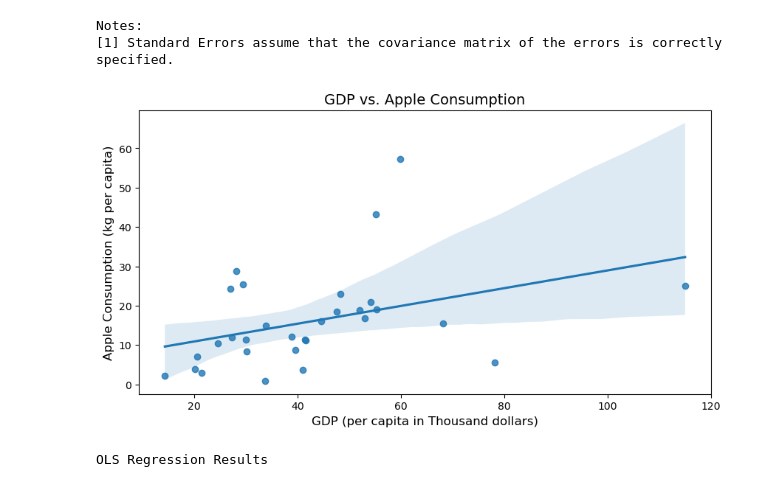
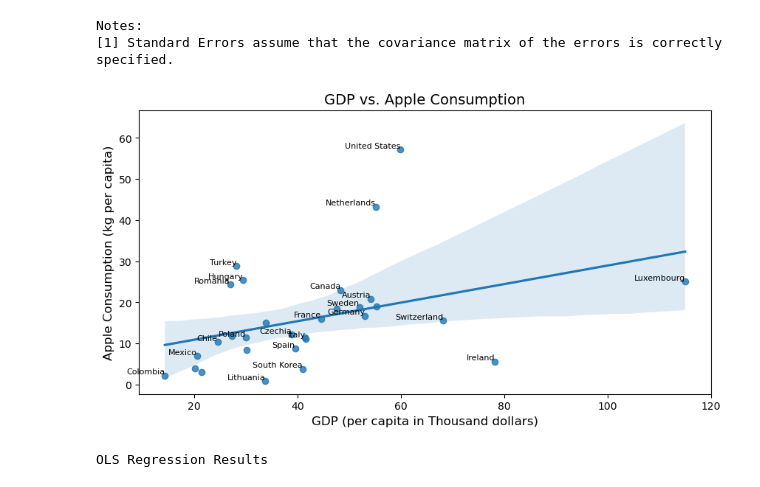
Before and after one commit to matteocasolari/myths-vs-data, a Jupyter notebook: 01_an_apple_a_day/notebooks/01_an_apple_a_day.ipynb, the cells around one changed output. Drawn from its saved outputs; the diff is of its cells as text; code cells hidden in the pictures.

Commit message:
✨ Add country labels in regplot

```diff
--- a/01_an_apple_a_day/notebooks/01_an_apple_a_day.ipynb
+++ b/01_an_apple_a_day/notebooks/01_an_apple_a_day.ipynb
@@ -205,6 +244,17 @@ sns.regplot(
     ax=ax,
 )
 
+for i, txt in enumerate(df["country"]):
+    if txt in selected_countries:
+        ax.text(
+            df["gdp_per_capita_k"].iloc[i],
+            df["doctor_visits_per_capita"].iloc[i],
+            txt,
+            fontsize=8,
+            ha="right",
+            va="bottom",
+        )
+
 set_plot_labels(
     ax=ax,
     xlabel="GDP (per capita in Thousand dollars)",
@@ -223,6 +273,23 @@ sns.regplot(
     ax=ax,
 )
 
+for i, txt in enumerate(df["country"]):
+    # Some more filtering is needed to avoid overlapping
+    if txt in selected_countries and txt not in [
+        "Italy",
+        "Finland",
+        "Lithuania",
+        "Romania",
+    ]:
+        ax.text(
+            df["median_age"].iloc[i],
+            df["doctor_visits_per_capita"].iloc[i],
+            txt,
+            fontsize=8,
+            ha="right",
+            va="bottom",
+        )
+
 set_plot_labels(
     ax=ax,
     xlabel="Median Age",
@@ -255,21 +322,33 @@ Notes:
 # %%
 fig, ax = plt.subplots(figsize=figsize)
 
 sns.regplot(
     data=df,
     x="gdp_per_capita_k",
     y="apple_consumption_per_capita_kg",
     ax=ax,
 )
 
+for i, txt in enumerate(df["country"]):
+    # Some more filtering is needed to avoid overlapping
+    if txt in selected_countries and txt not in ["Japan", "Finland"]:
+        ax.text(
+            df["gdp_per_capita_k"].iloc[i],
+            df["apple_consumption_per_capita_kg"].iloc[i],
+            txt,
+            fontsize=8,
+            ha="right",
+            va="bottom",
+        )
+
 set_plot_labels(
     ax=ax,
     xlabel="GDP (per capita in Thousand dollars)",
     ylabel="Apple Consumption (kg per capita)",
     title="GDP vs. Apple Consumption",
 )
 # %% [output]
-[figure, old version]
+[figure, new version]
 # %%
 X = df["gdp_per_capita_k"]
 y = df["apple_consumption_per_capita_kg"]
```
Also changed, not shown: parts of 4 cells of this notebook.
